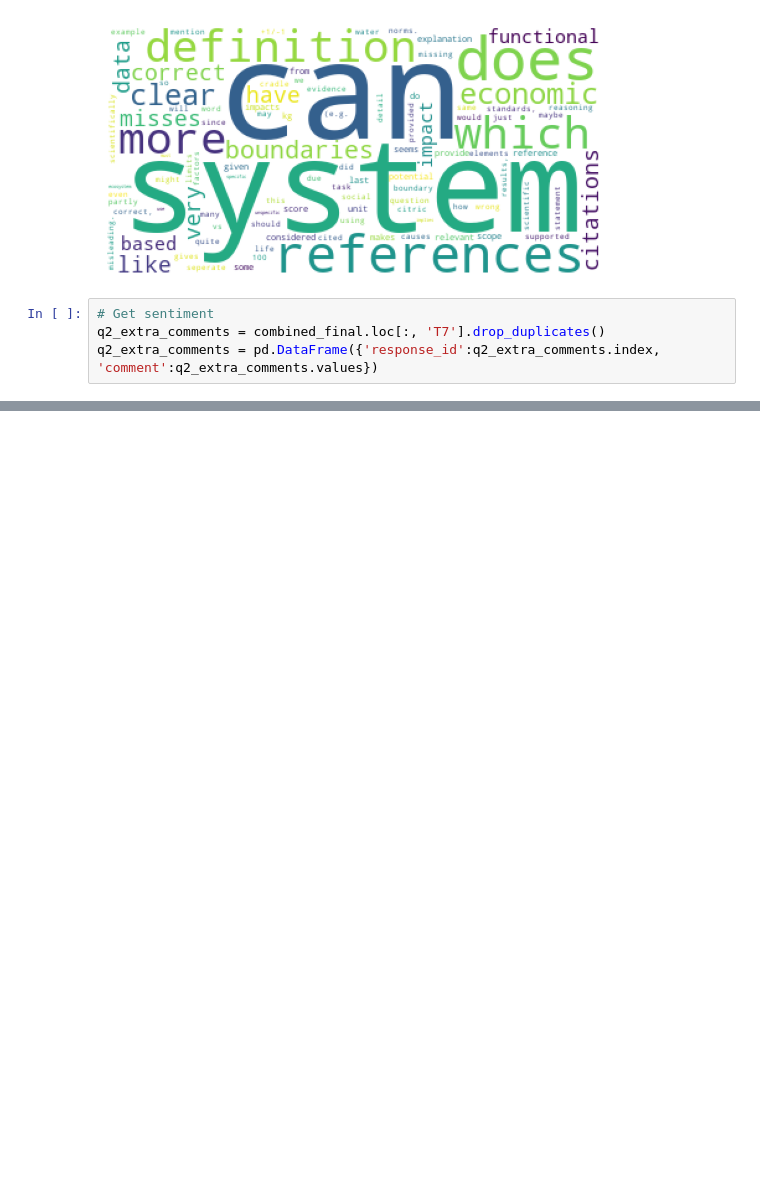
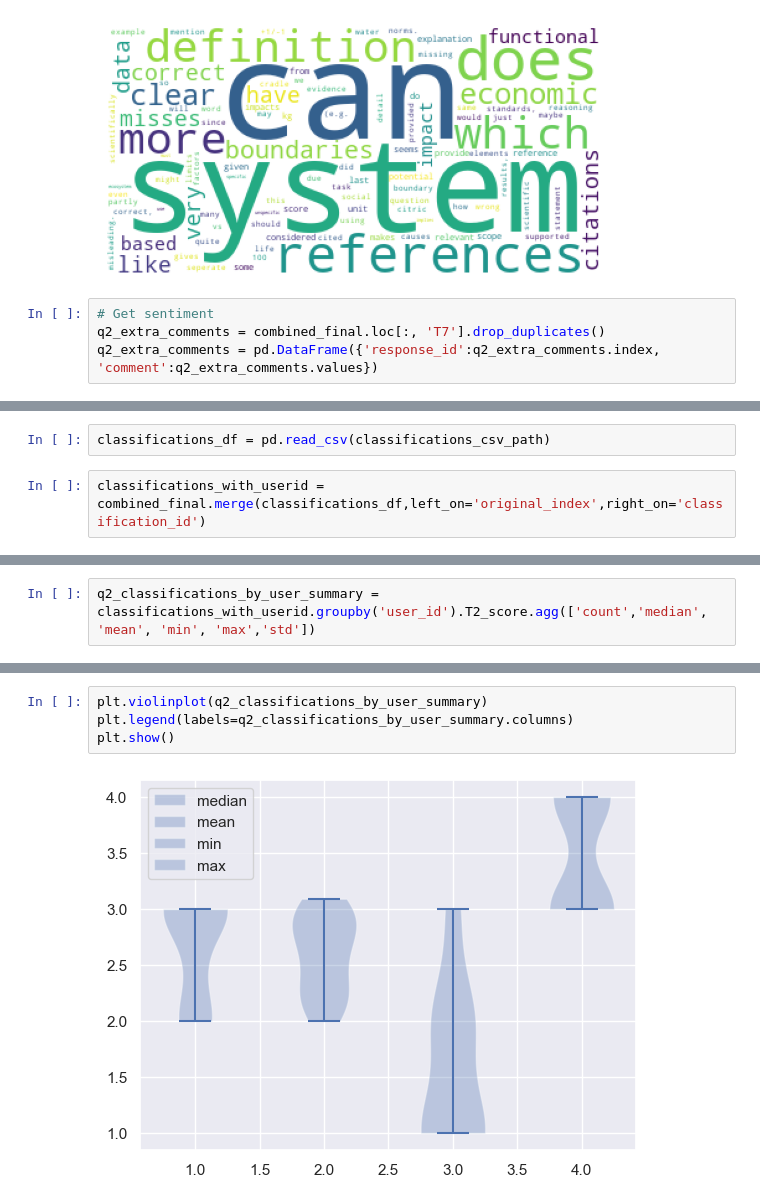
Before and after one commit to tur-ium/unep-life-cycle-assessment-ml-paper-evaluation, a Jupyter notebook: analysis_notebook_q2.ipynb, the cells around one changed output, grey strips where cells are left out. Saved outputs shown, nothing was run; the diff lists cells and outputs as text; blank space fills up the shorter version.

```diff
--- a/analysis_notebook_q2.ipynb
+++ b/analysis_notebook_q2.ipynb
@@ -564,0 +450,4 @@ plt.show()
+# %%
+classifications_df = pd.read_csv(classifications_csv_path)
+# %%
+classifications_with_userid = combined_final.merge(classifications_df,left_on='original_index',right_on='classification_id')
@@ -564,0 +499,2 @@ plt.show()
+# %%
+q2_classifications_by_user_summary = classifications_with_userid.groupby('user_id').T2_score.agg(['count','median', 'mean', 'min', 'max','std'])
@@ -564,0 +523,6 @@ plt.show()
+# %%
+plt.violinplot(q2_classifications_by_user_summary)
+plt.legend(labels=q2_classifications_by_user_summary.columns)
+plt.show()
+# %% [output]
+[figure, added]
```
Also changed, not shown: parts of 26 cells of this notebook, 1 other file.
